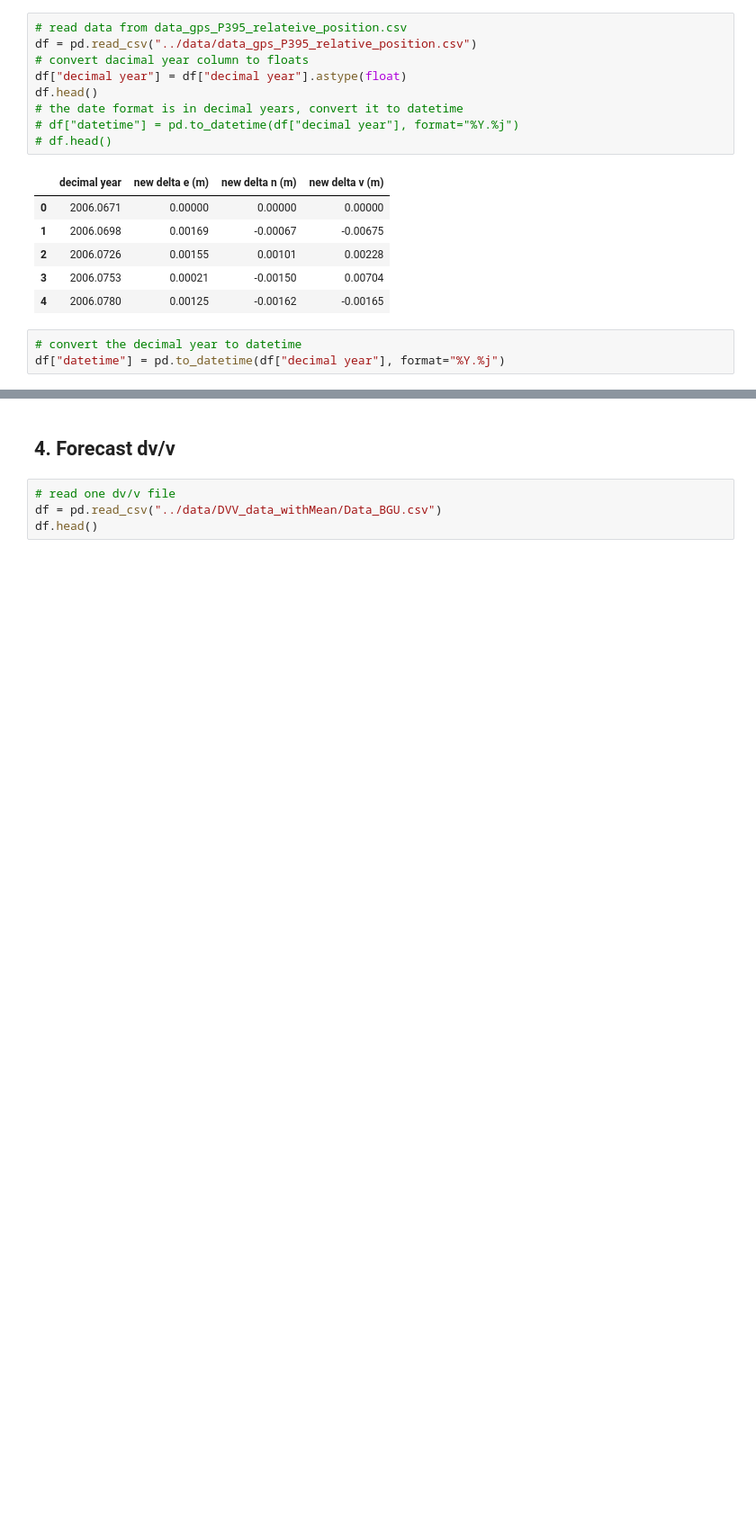
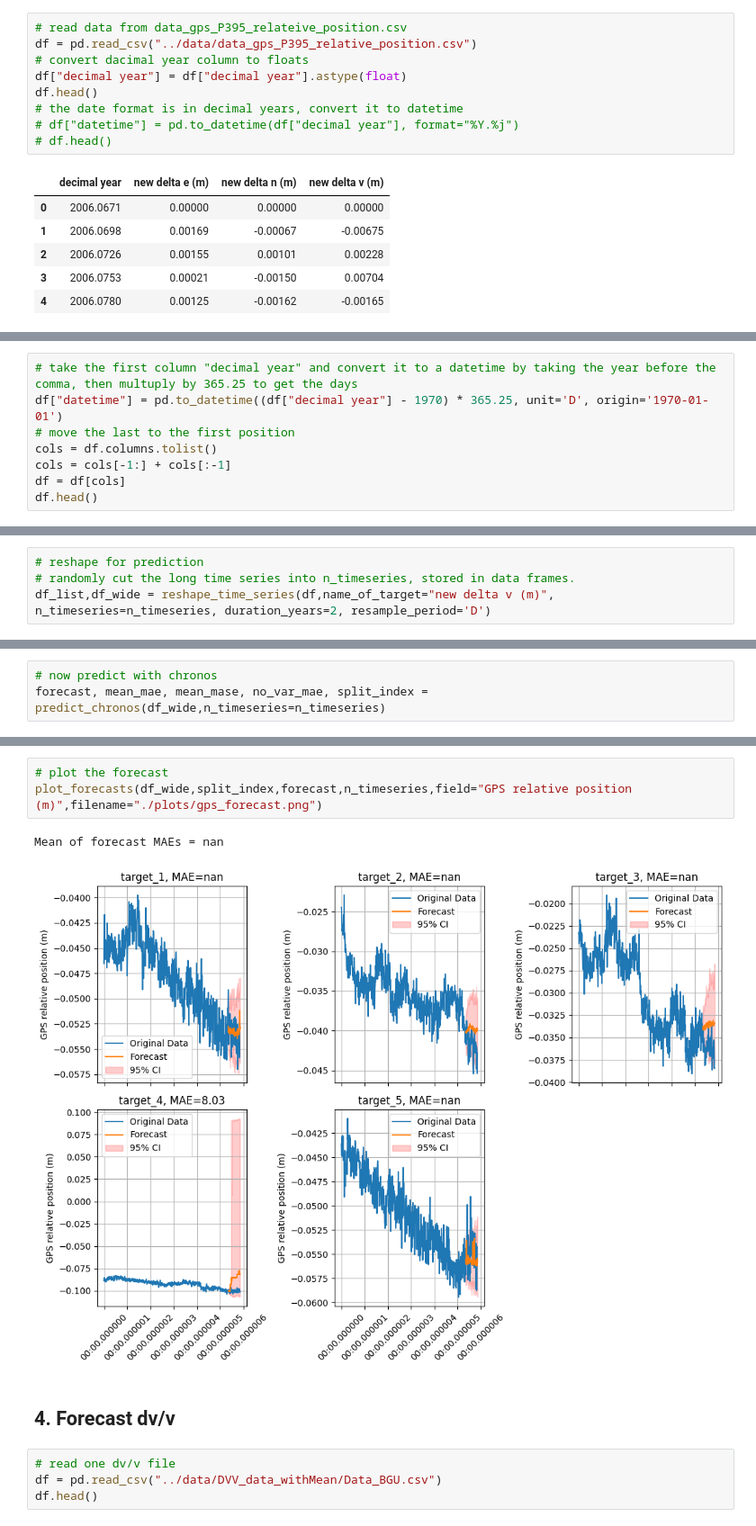
Before and after one commit to mdenolle/GeoCAST, a Jupyter notebook: test_zero-shot/chronos_test.ipynb, the cells around one changed output, grey strips where cells are left out. Shown at 90% size. Saved outputs shown, nothing was run; the diff lists cells and outputs as text; blank space fills up the shorter version.

```diff
--- a/test_zero-shot/chronos_test.ipynb
+++ b/test_zero-shot/chronos_test.ipynb
@@ -513,6 +529,3 @@ df.head()
 | 2 | 2006.0726 | 0.00155 | 0.00101 | 0.00228 |
 | 3 | 2006.0753 | 0.00021 | -0.00150 | 0.00704 |
 | 4 | 2006.0780 | 0.00125 | -0.00162 | -0.00165 |
-# %%
-# convert the decimal year to datetime
-df["datetime"] = pd.to_datetime(df["decimal year"], format="%Y.%j")
@@ -523,0 +532,8 @@ ValueError: time data "2006" doesn't match format "%Y.%j", at position 0. You mi
+# %%
+# take the first column "decimal year" and convert it to a datetime by taking the year before the comma, then multuply by 365.25 to get the days
+df["datetime"] = pd.to_datetime((df["decimal year"] - 1970) * 365.25, unit='D', origin='1970-01-01')
+# move the last to the first position
+cols = df.columns.tolist()
+cols = cols[-1:] + cols[:-1]
+df = df[cols]
+df.head()
@@ -523,0 +547,4 @@ ValueError: time data "2006" doesn't match format "%Y.%j", at position 0. You mi
+# %%
+# reshape for prediction
+# randomly cut the long time series into n_timeseries, stored in data frames.
+df_list,df_wide = reshape_time_series(df,name_of_target="new delta v (m)", n_timeseries=n_timeseries, duration_years=2, resample_period='D')
@@ -523,0 +561,3 @@ ValueError: time data "2006" doesn't match format "%Y.%j", at position 0. You mi
+# %%
+# now predict with chronos
+forecast, mean_mae, mean_mase, no_var_mae, split_index = predict_chronos(df_wide,n_timeseries=n_timeseries)
@@ -524,3 +585,9 @@ ValueError: time data "2006" doesn't match format "%Y.%j", at position 0. You mi
+# %%
+# plot the forecast
+plot_forecasts(df_wide,split_index,forecast,n_timeseries,field="GPS relative position (m)",filename="./plots/gps_forecast.png")
+# %% [output]
+Mean of forecast MAEs = nan
+[figure, added]
 # %% [markdown]
 ## 4. Forecast dv/v
 # %%
```
Also changed, not shown: parts of 18 cells of this notebook, 4 other files.
